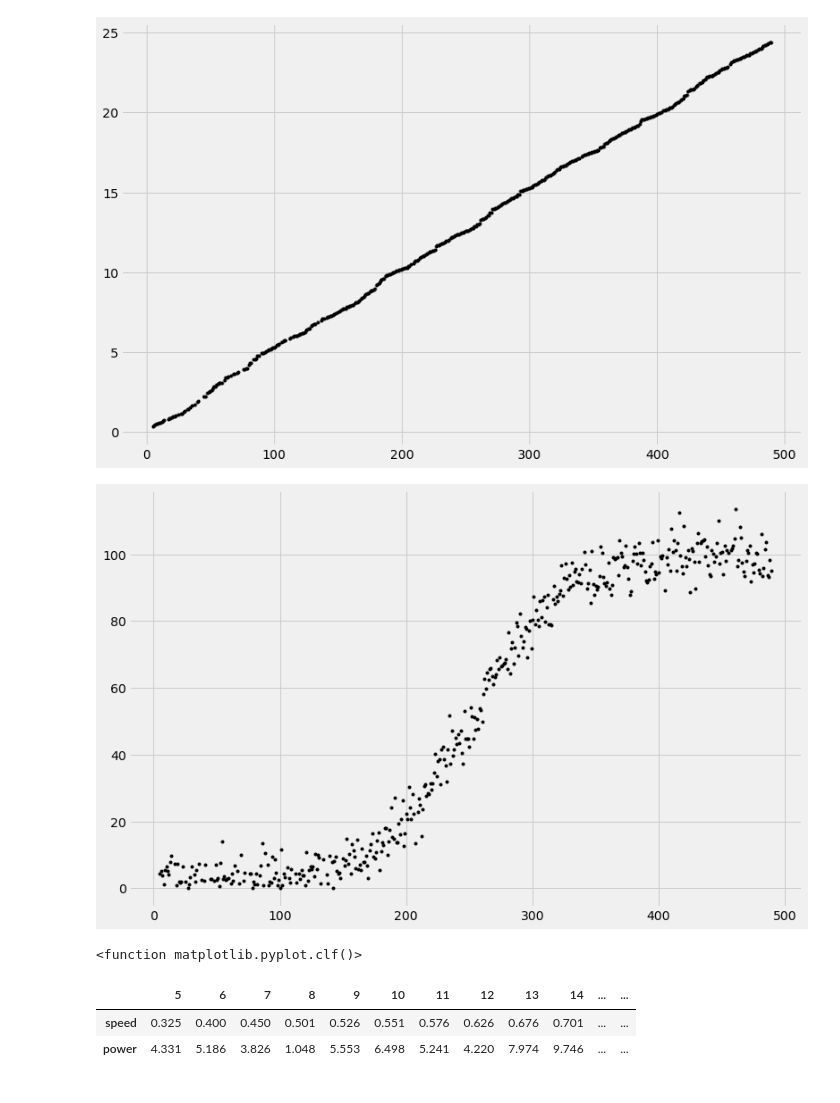
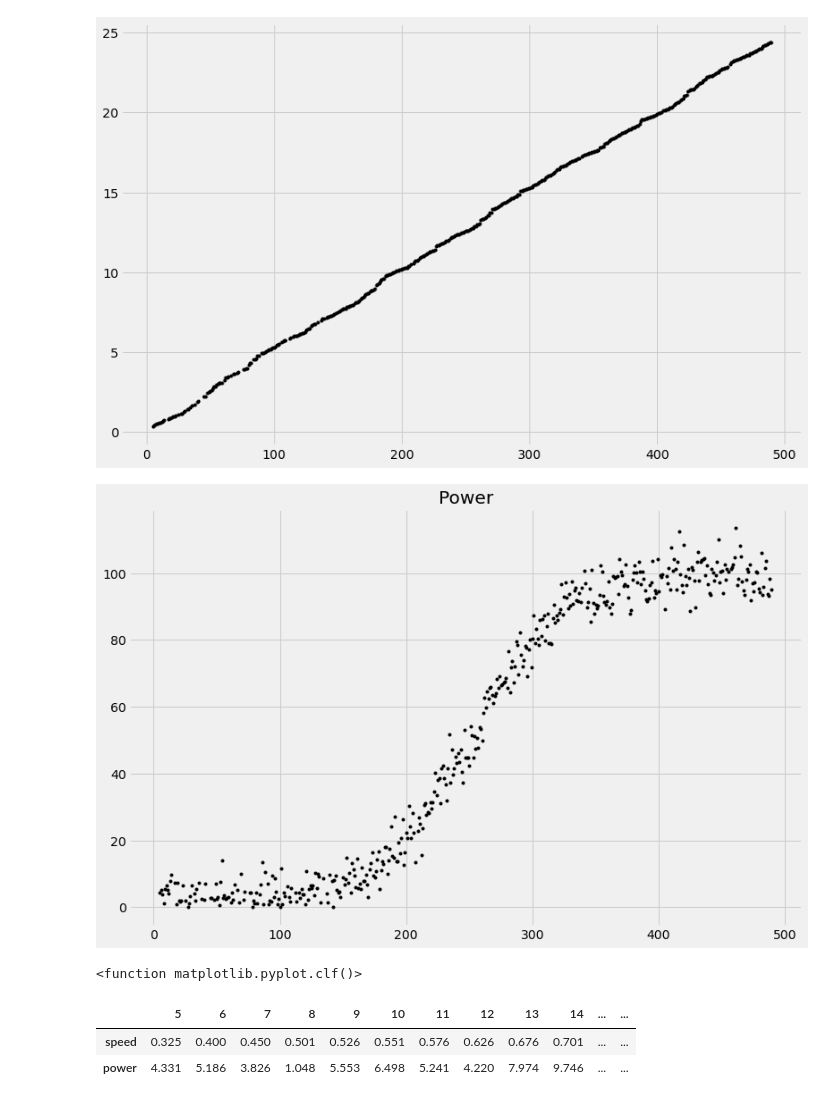
Before and after one commit to G00387867/FDA-project, a Jupyter notebook: power-production.ipynb, the cells around one changed output. Cells and saved outputs as stored; diff of their text form; code cells hidden in the pictures.

```diff
--- a/power-production.ipynb
+++ b/power-production.ipynb
@@ -69,10 +113,11 @@ plt.plot(df["speed"], "k.")
 [figure]
 # %%
 plt.plot(df["power"], "k.")
+plt.title("Power")
 plt.show()
 plt.clf
 # %% [output]
-[figure, old version]
+[figure, new version]
 <function matplotlib.pyplot.clf()>
 # %%
 # transpose the data set
```
Also changed, not shown: parts of 28 cells of this notebook.
